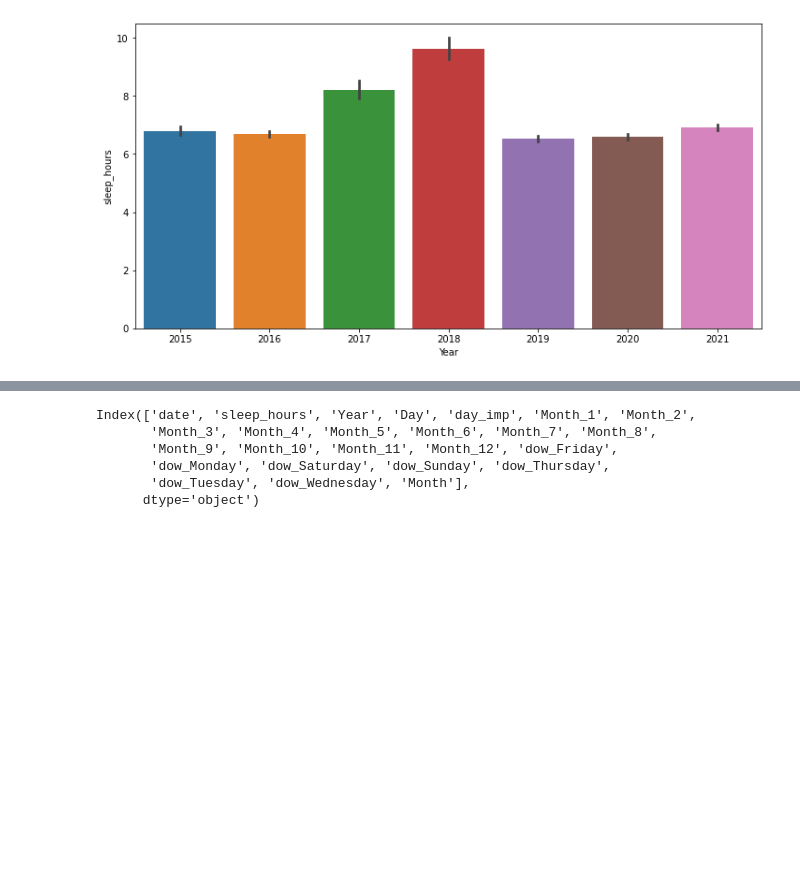
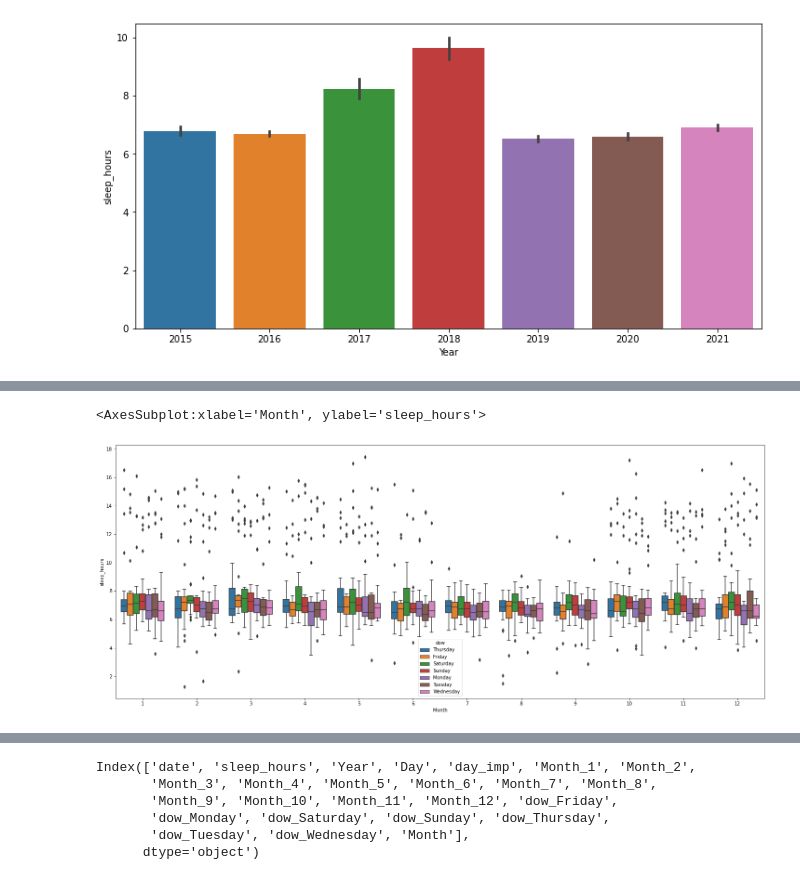
Before and after one commit to Raksh710/Predict-Sleep-Rob-Mulla-Kaggle-Competition, a Jupyter notebook: Trials-and-Errors/PS-4.ipynb, the cells around one changed output, grey strips where cells are left out. Saved outputs shown, nothing was run; the diff lists cells and outputs as text; code cells hidden in the pictures; blank space fills up the shorter version.

```diff
--- a/Trials-and-Errors/PS-4.ipynb
+++ b/Trials-and-Errors/PS-4.ipynb
@@ -223,3 +229,9 @@ sns.barplot(data=df2, x='Year',y='sleep_hours')
+# %%
+plt.figure(figsize=(25,10))
+sns.boxplot(data=df2, x='Month',y='sleep_hours',hue='dow')
+# %% [output]
+<AxesSubplot:xlabel='Month', ylabel='sleep_hours'>
+[figure, added]
 # %%
 df3 = pd.get_dummies(df2, columns=['Month','dow'],drop_first=False).copy()
 # %%
```
Also changed, not shown: parts of 39 cells of this notebook.
